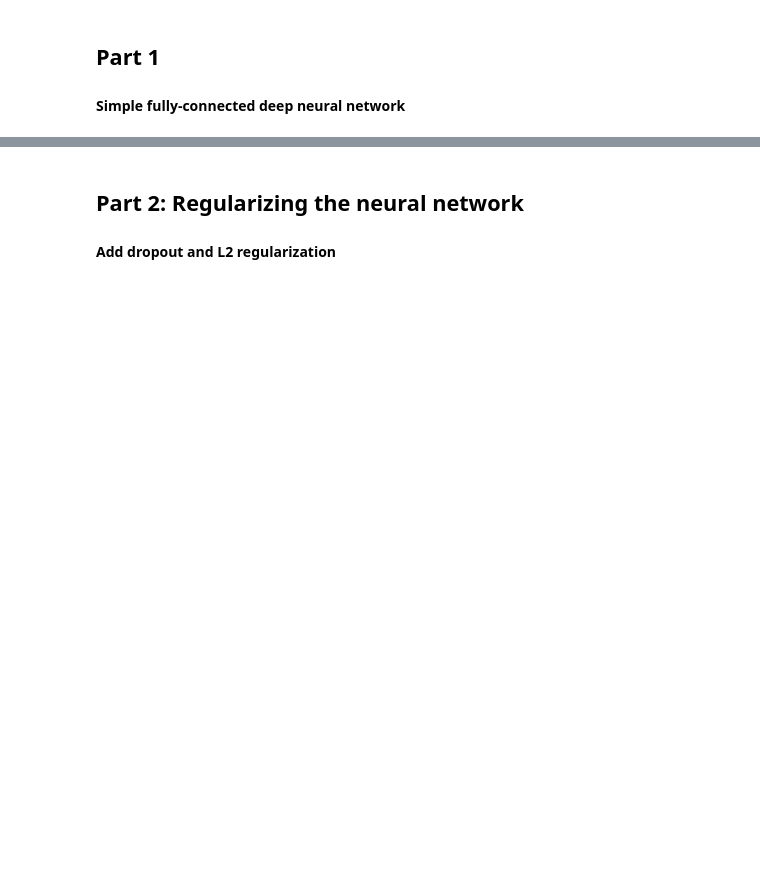
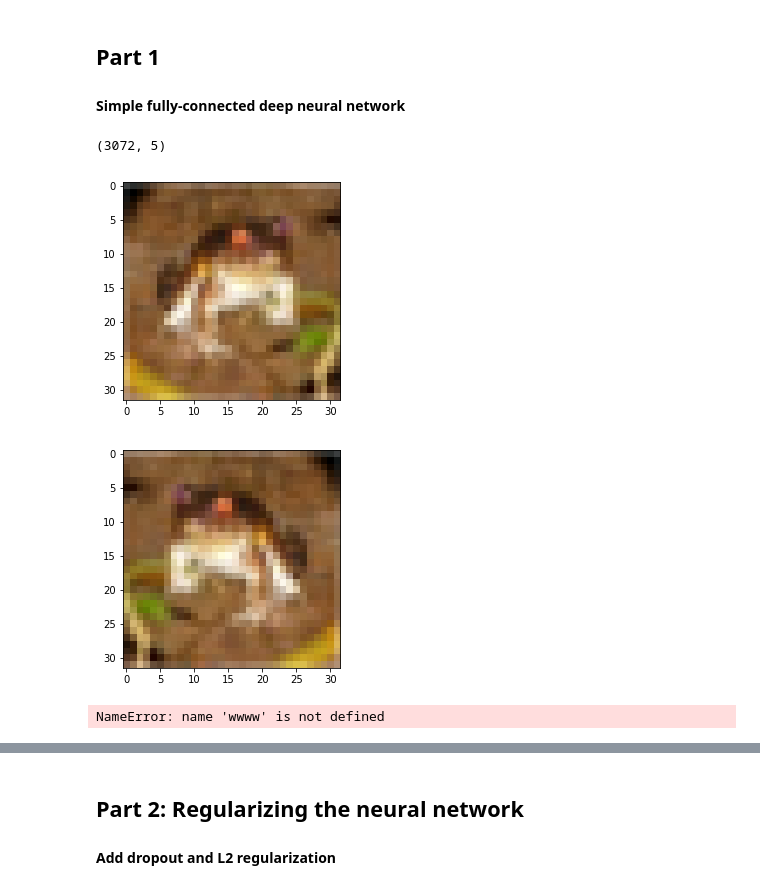
Before and after one commit to rp2707/coms4995-hw1, a Jupyter notebook: HW1-uni.ipynb, the cells around one changed output, grey strips where cells are left out. Cells and saved outputs as stored; diff of their text form; code cells hidden in the pictures; blank space fills up the shorter version.

```diff
--- a/HW1-uni.ipynb
+++ b/HW1-uni.ipynb
@@ -763,13 +823,31 @@ print('Data loading done')
 
 #### Simple fully-connected deep neural network
 # %%
+t=X_train[:,:5]
+print(t.shape)
+g=[i.reshape(32,32,3) for i in t.T]
+plt.figure()
+plt.imshow(g[0])
+plt.show()
+h=[np.fliplr(i) for i in g]
+plt.figure()
+plt.imshow(h[0])
+plt.show()
+w=wwww
+
+
 np.random.seed(123456)
 #layer_dimensions = [X_train.shape[0], 100, 100, 50, 10]  # including the input and output layers
 layer_dimensions = [X_train.shape[0], 100, 10]  # including the input and output layers
 #X_train2 = X_train[:,:500]
 #y_train2 = y_train[:500]
 NN = NeuralNetwork(layer_dimensions, K_iters_alpha_drop=500, gamma=.90)
 NN.train(X_train, y_train, iters=50000, alpha=0.001, batch_size=100, print_every=10)
+# %% [output]
+(3072, 5)
+[figure, added]
+[figure, added]
+NameError: name 'wwww' is not defined
 # %%
 y_predicted = NN.predict(X_test)
 save_predictions('ans1-uni', y_predicted)
```
Also changed, not shown: parts of 5 cells of this notebook.
